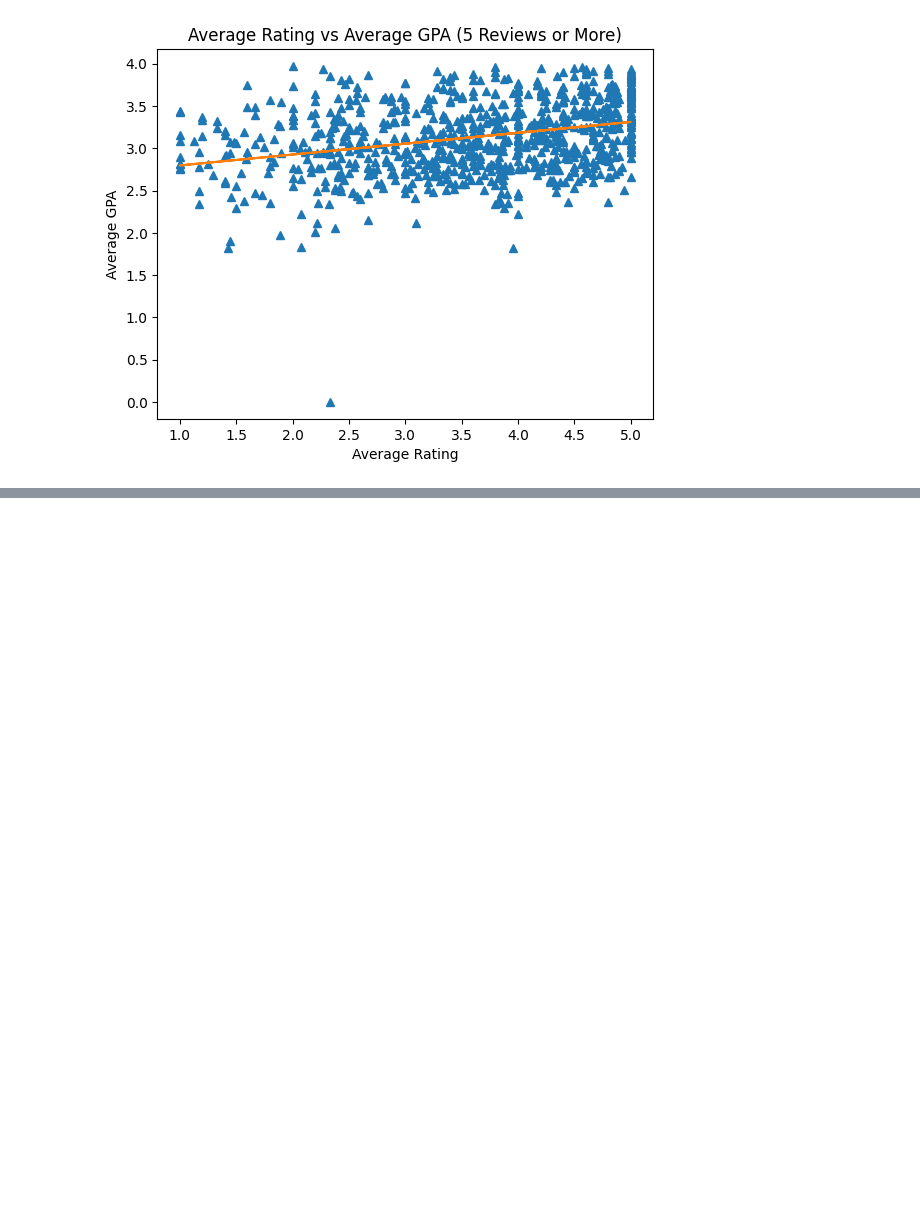
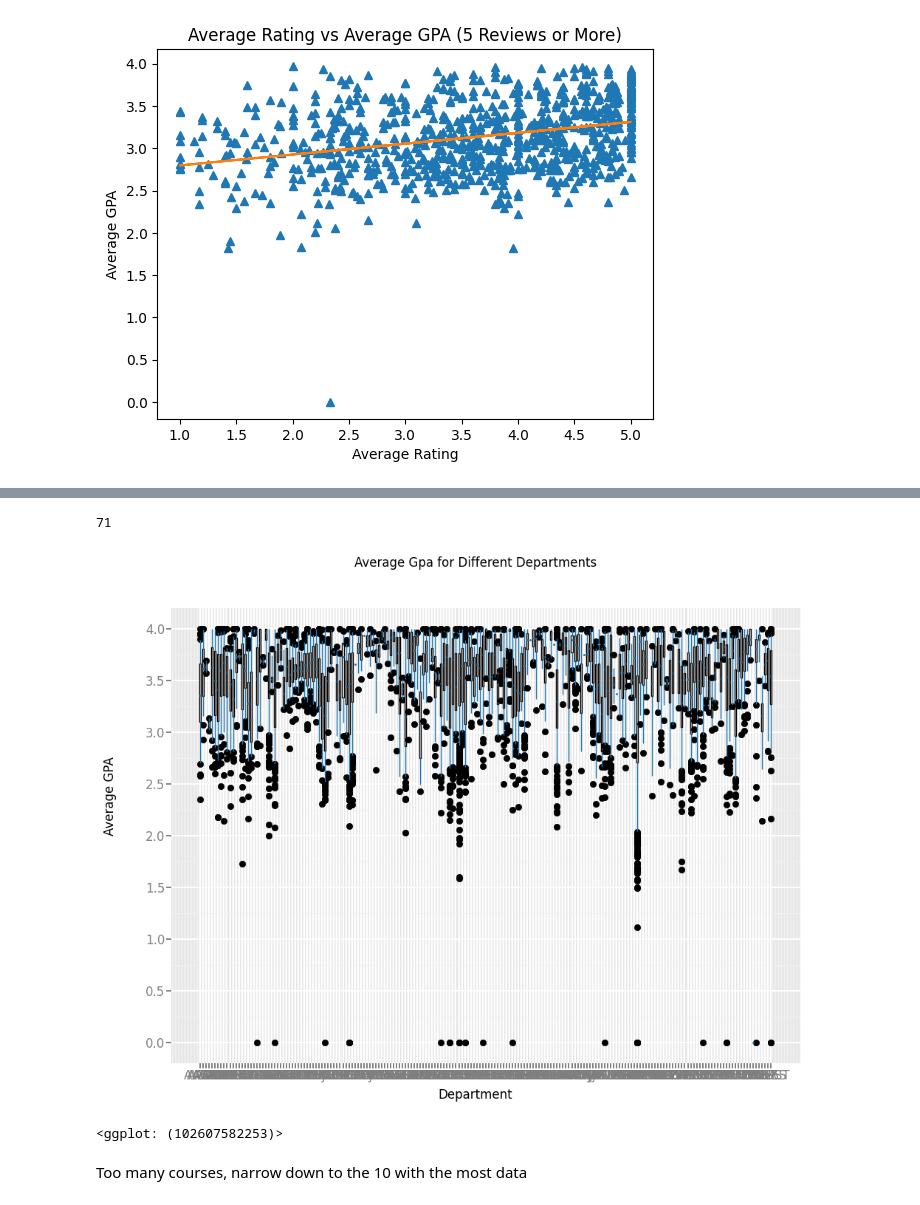
Before and after one commit to aaronl1661/teacherSalaryAnalysis, a Jupyter notebook: grades_reviews/grades_reviews.ipynb, the cells around one changed output, grey strips where cells are left out. Drawn from its saved outputs; the diff is of its cells as text; code cells hidden in the pictures; blank space fills up the shorter version.

```diff
--- a/grades_reviews/grades_reviews.ipynb
+++ b/grades_reviews/grades_reviews.ipynb
@@ -305,3 +307,8 @@ plt.xlabel("Average Rating")
 plt.show()
 # %% [output]
 [figure]
+# %%
+for index, row in five_or_more_df.iterrows():
+    five_or_more_df.at[index, "department"] = five_or_more_df.at[index, "course"][:4]
+
+five_or_more_df
@@ -307,0 +329,21 @@ plt.show()
+# %%
+dep_gpas = {}
+dep_gpas_df = pd.DataFrame()
+
+for index, row in five_or_more_df.iterrows():
+    if five_or_more_df.at[index, "department"] in dep_gpas:
+        dep_gpas[five_or_more_df.at[index, "department"]] = [dep_gpas.get(five_or_more_df.at[index, "department"])[0] +
+                                                             five_or_more_df.at[index, "average_gpa"]*five_or_more_df.at[index, "num_students"],
+                                                             dep_gpas.get(five_or_more_df.at[index, "department"])[1] +five_or_more_df.at[index, "num_students"]]
+    else:
+        dep_gpas[five_or_more_df.at[index, "department"]] = [five_or_more_df.at[index, "average_gpa"]*five_or_more_df.at[index, "num_students"],
+                                                             five_or_more_df.at[index, "num_students"]]
+
+count = 0
+for i in dep_gpas:
+    dep_gpas_df.at[count, "department"] = i
+    dep_gpas_df.at[count, "average_gpa"] = dep_gpas.get(i)[0]/dep_gpas.get(i)[1]
+    dep_gpas_df.at[count, "total_students"] = dep_gpas.get(i)[1]
+    count = count + 1
+
+dep_gpas_df
@@ -307,0 +364,5 @@ plt.show()
+# %%
+for index, row in average_grades_df.iterrows():
+    average_grades_df.at[index, "department"] = average_grades_df.at[index, "course"][:4]
+
+average_grades_df
@@ -307,0 +383,16 @@ plt.show()
+# %%
+departments = five_or_more_df["department"].drop_duplicates()
+
+print(len(departments))
+# %% [output]
+71
+# %%
+ggplot(aes(x="department", y="average_gpa"), data=average_grades_df) + geom_boxplot() +\
+    labs(title="Average Gpa for Different Departments",
+         x = "Department",
+         y = "Average GPA")
+# %% [output]
+[figure, added]
+<ggplot: (102607582253)>
+# %% [markdown]
+Too many courses, narrow down to the 10 with the most data
```
Also changed, not shown: parts of 9 cells of this notebook.
